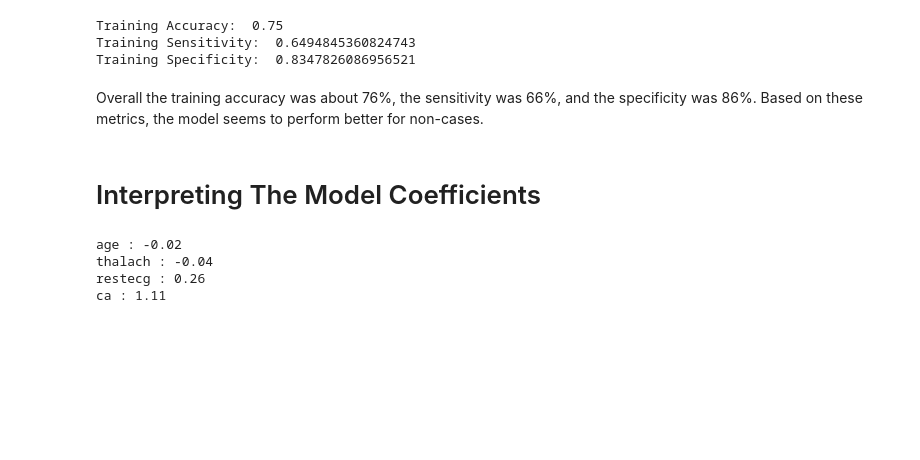
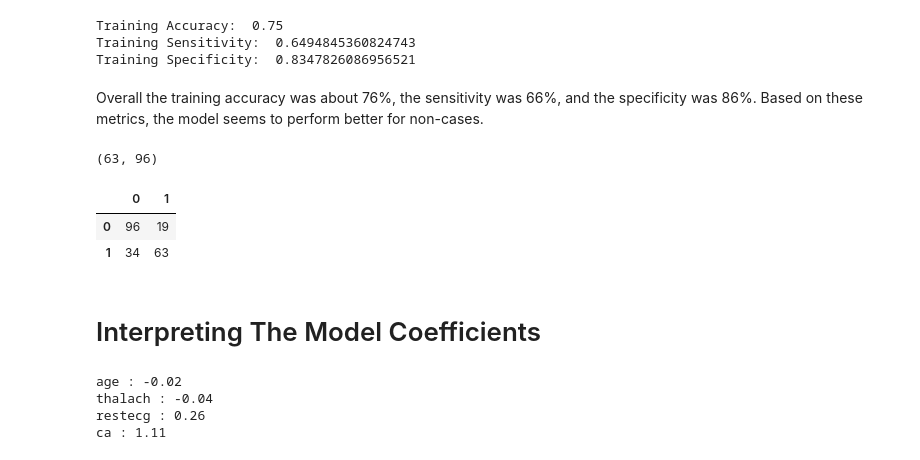
Before and after one commit to WaqasAli-Munawar/ML-Agentic-AI, a Jupyter notebook: Logistic Project.ipynb, the cells around one changed output. Cells and saved outputs as stored; diff of their text form; code cells hidden in the pictures; blank space fills up the shorter version.

```diff
--- a/Logistic Project.ipynb
+++ b/Logistic Project.ipynb
@@ -150,6 +165,16 @@ Training Sensitivity:  0.6494845360824743
 Training Specificity:  0.8347826086956521
 # %% [markdown]
 Overall the training accuracy was about 76%, the sensitivity was 66%, and the specificity was 86%. Based on these metrics, the model seems to perform better for non-cases.
+# %%
+tp,tn
+# %% [output]
+(63, 96)
+# %%
+pd.DataFrame(confusion_matrix(y_train, predictions))
+# %% [output]
+|  | 0 | 1 |
+| 0 | 96 | 19 |
+| 1 | 34 | 63 |
 # %% [markdown]
 # Interpreting The Model Coefficients
 # %%
```
Also changed, not shown: parts of 3 cells of this notebook, 41 other files.
